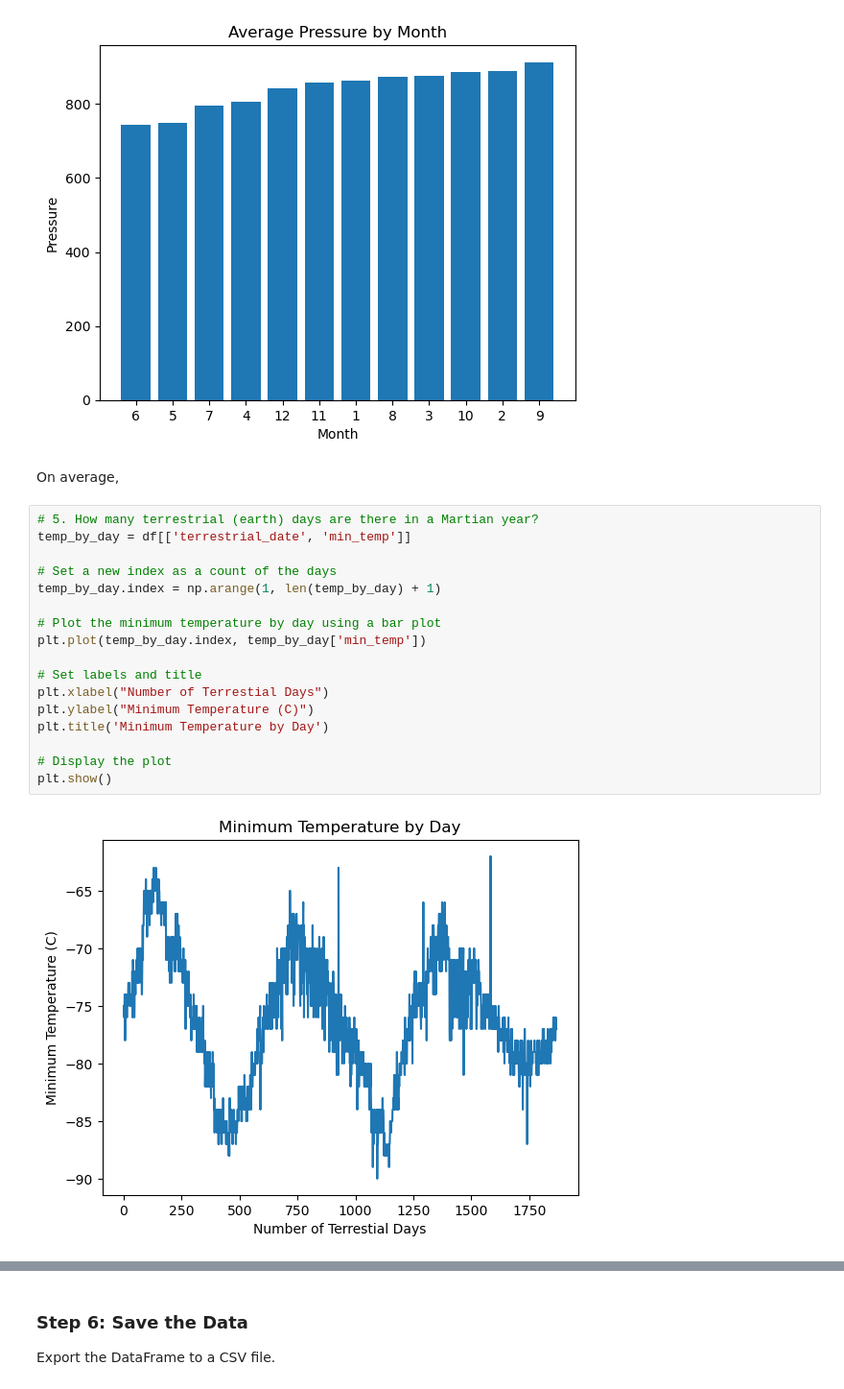
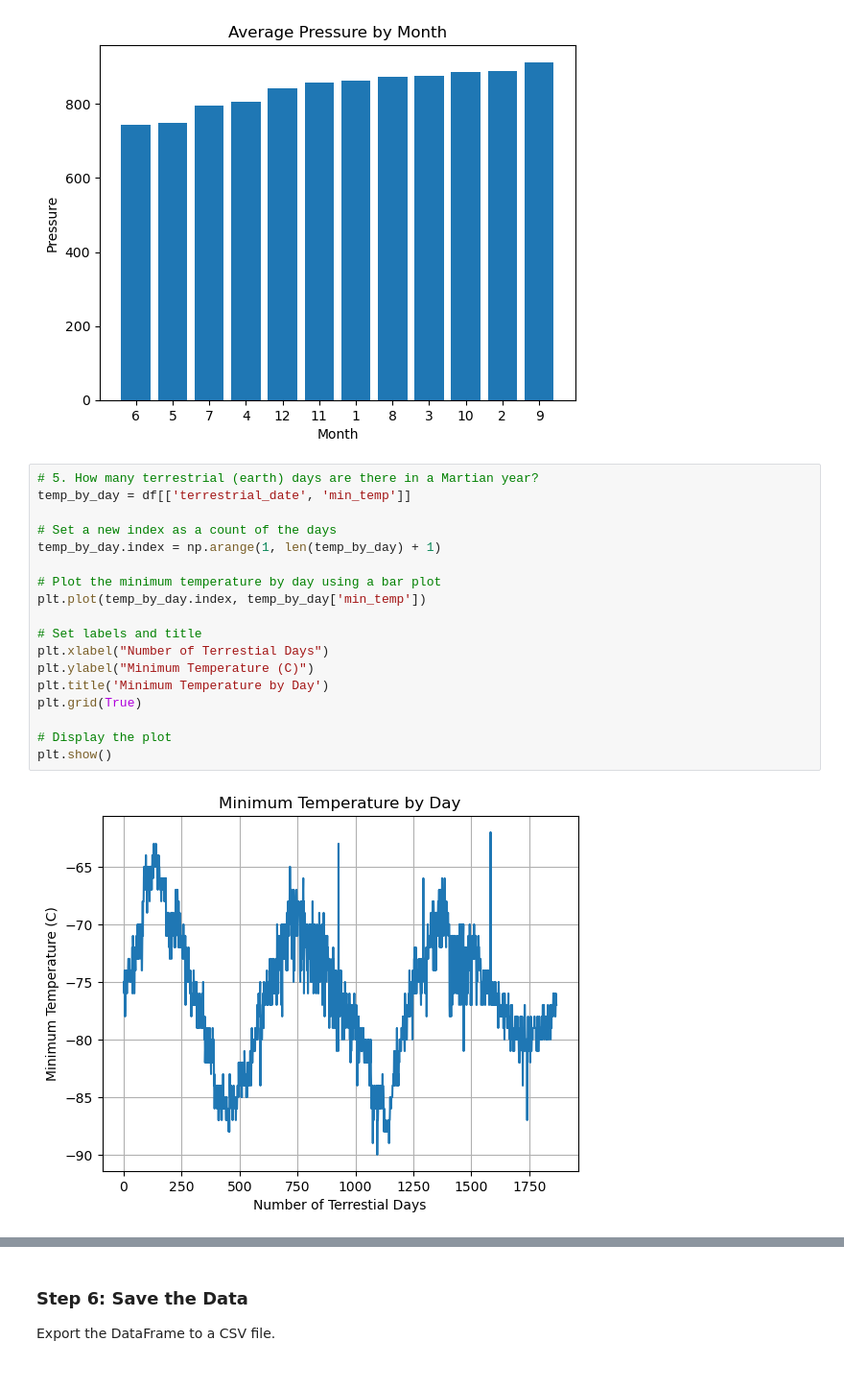
Before and after one commit to Kentroth/web_scraping_challenge, a Jupyter notebook: part_2_mars_weather.ipynb, the cells around one changed output, grey strips where cells are left out. Shown: that part at 96% size. Drawn from its saved outputs; the diff is of its cells as text.

```diff
--- a/part_2_mars_weather.ipynb
+++ b/part_2_mars_weather.ipynb
@@ -265,24 +263,23 @@ plt.title('Average Pressure by Month')
 plt.show()
 # %% [output]
 [figure]
-# %% [markdown]
-On average,
 # %%
 # 5. How many terrestrial (earth) days are there in a Martian year?
 temp_by_day = df[['terrestrial_date', 'min_temp']]
 
 # Set a new index as a count of the days
 temp_by_day.index = np.arange(1, len(temp_by_day) + 1)
 
 # Plot the minimum temperature by day using a bar plot
 plt.plot(temp_by_day.index, temp_by_day['min_temp'])
 
 # Set labels and title
 plt.xlabel("Number of Terrestial Days")
 plt.ylabel("Minimum Temperature (C)")
 plt.title('Minimum Temperature by Day')
+plt.grid(True)
 
 # Display the plot
 plt.show()
 # %% [output]
-[figure, old version]
+[figure, new version]
```
Also changed, not shown: parts of 8 cells of this notebook.
